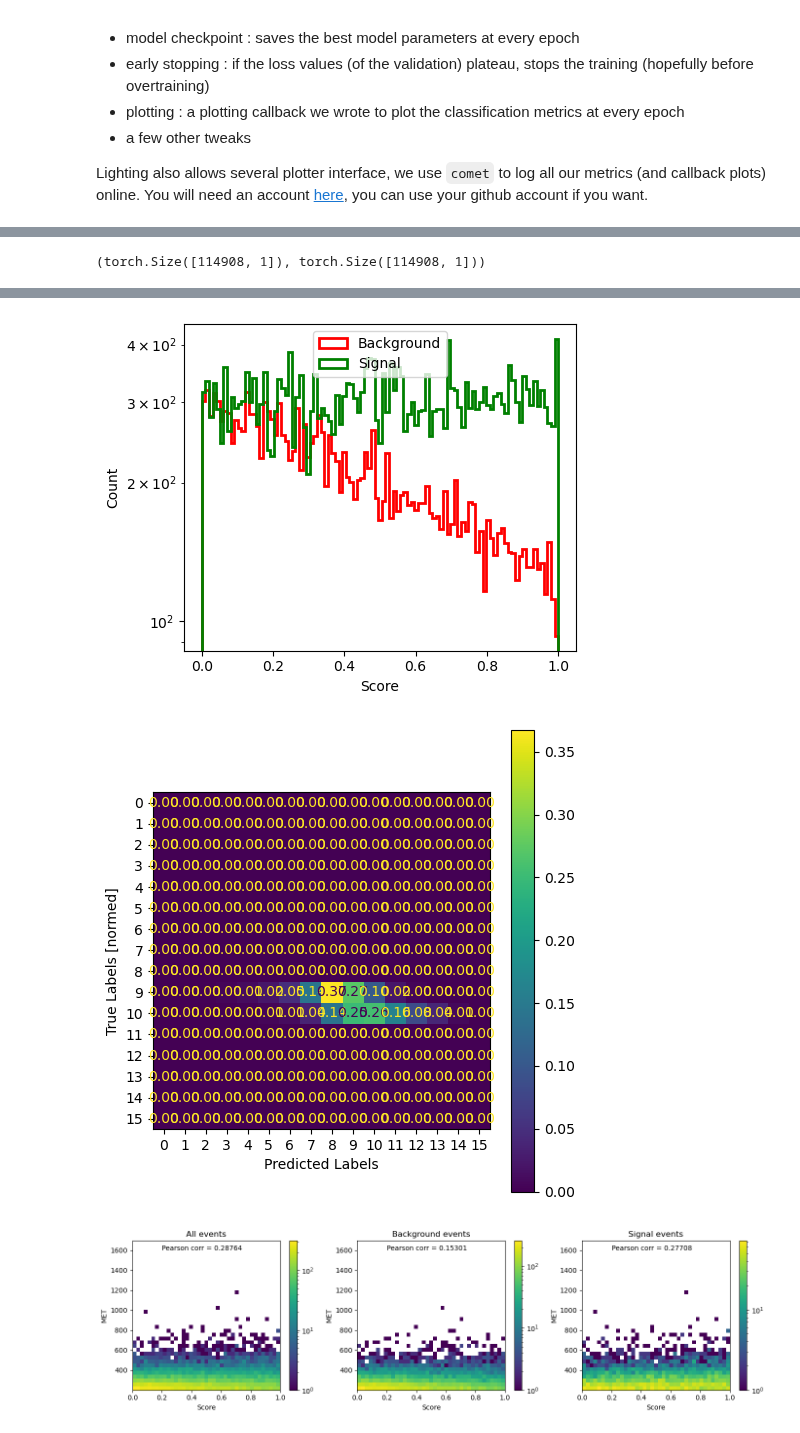
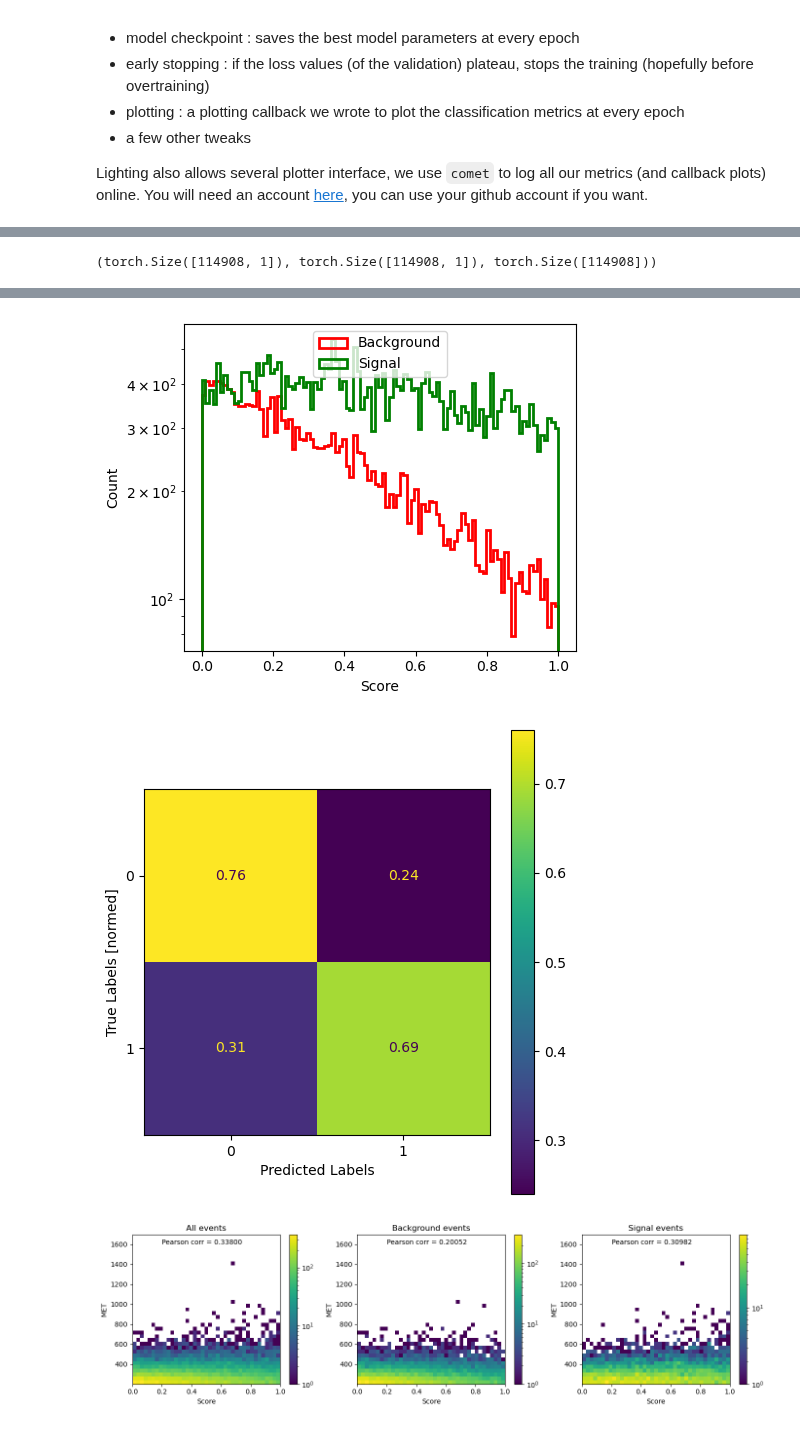
Before and after one commit to inigostibbe/msciproject, a Jupyter notebook: bristol-tth-transformer-msc_project/bristol-tth-transformer-msc_project/notebooks/training.ipynb, the cells around one changed output, grey strips where cells are left out. Cells and saved outputs as stored; diff of their text form; code cells hidden in the pictures.

```diff
--- a/bristol-tth-transformer-msc_project/bristol-tth-transformer-msc_project/notebooks/training.ipynb
+++ b/bristol-tth-transformer-msc_project/bristol-tth-transformer-msc_project/notebooks/training.ipynb
@@ -176,12 +177,12 @@ model = AnalysisObjectTransformer(
     num_heads = 8,                   # Number of heads for multihead attention (must be a divisor of embed dim)
     output_dim = 1,                  # Output dimension (1 : binary classification, >1 : multi classification)
     expansion_factor = 4,            # Multipliying factor for layers in attention block (neurons = embed_dim * expansion_factor)
-    encoder_layers = 4,              # Number of encoder layers (self attention on jets)
-    class_layers = 2,                # Number of class layers (cross attention between jets representations and class token)
+    encoder_layers = 3,              # Number of encoder layers (self attention on jets)
+    class_layers = 3,                # Number of class layers (cross attention between jets representations and class token)
     dnn_layers = 3,                  # Number of layers for DNN after the transformer
     hidden_activation = nn.GELU,     # Hidden activation in transformer and DNN
     output_activation = None,        # DNN output activation (sigmoid for binary, softmax for multiclass, None if applied in the loss)
-    dropout = 0.25,                  # Dropout rate
+    dropout = 0.1,                  # Dropout rate
     loss_function = loss_function,   # Loss function, see above
 )
 
@@ -382,6 +410,7 @@ Metric val/loss_tot improved by 0.007 >= min_delta = 0.0. New best score: 1.156
 # %%
 ## Testing model performance on validation set ##
-preds = trainer.predict(model=model, dataloaders=valid_loader)
+single_gpu_trainer = L.Trainer(accelerator="gpu", devices=1)
+preds = single_gpu_trainer.predict(model=model, dataloaders=valid_loader)
 preds = torch.cat(preds, dim=0)
 
 inputs, labels, weights, mask, event = valid_dataset.tensors
@@ -409,11 +424,12 @@ COMET INFO: Uploading 1 metrics, params and output messages
 # %%
-labels.shape,preds.shape
+labels.shape, preds.shape, weights.shape,
+labels
 # %% [output]
-(torch.Size([114908, 1]), torch.Size([114908, 1]))
+(torch.Size([114908, 1]), torch.Size([114908, 1]), torch.Size([114908]))
 # %%
 fig = plot_score(labels,preds,outdir=outdir,bins=100,log=False)
 fig = plot_score(labels,preds,weights=weights,outdir=outdir,bins=100,log=True)
-fig = plot_confusion_matrix(labels, preds, outdir=outdir,show=True)
+fig = plot_confusion_matrix(labels, torch.sigmoid(preds), outdir=outdir,show=True)
 fig = plot_correlation(labels,preds,event,outdir=outdir,log=True,bins=40)
 fig = plot_roc(labels, preds, outdir=outdir,show=True)
 # %% [output]
@@ -421,3 +437,3 @@ fig = plot_roc(labels, preds, outdir=outdir,show=True)
-[figure, old version]
+[figure, new version]
-[figure, old version]
+[figure, new version]
-[figure, old version]
+[figure, new version]
```
Also changed, not shown: parts of 12 cells of this notebook, 43 other files.
